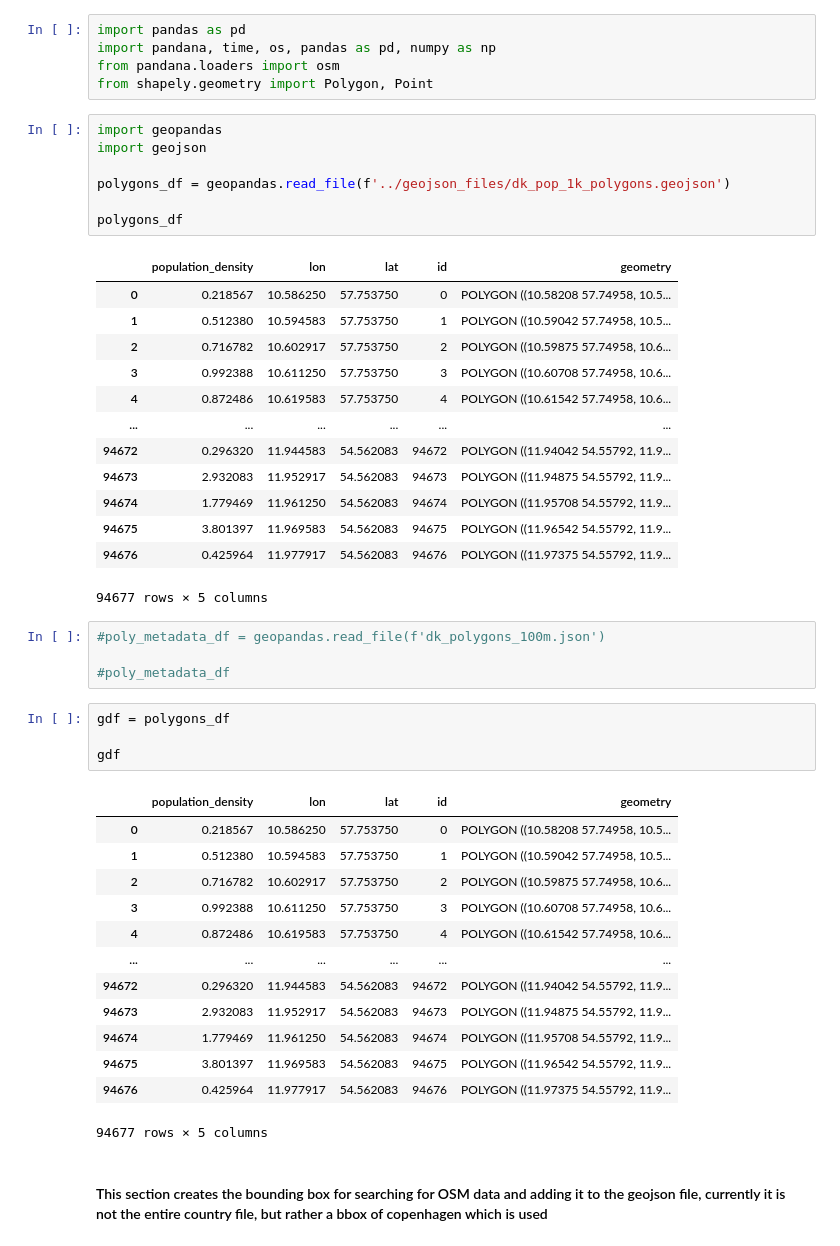
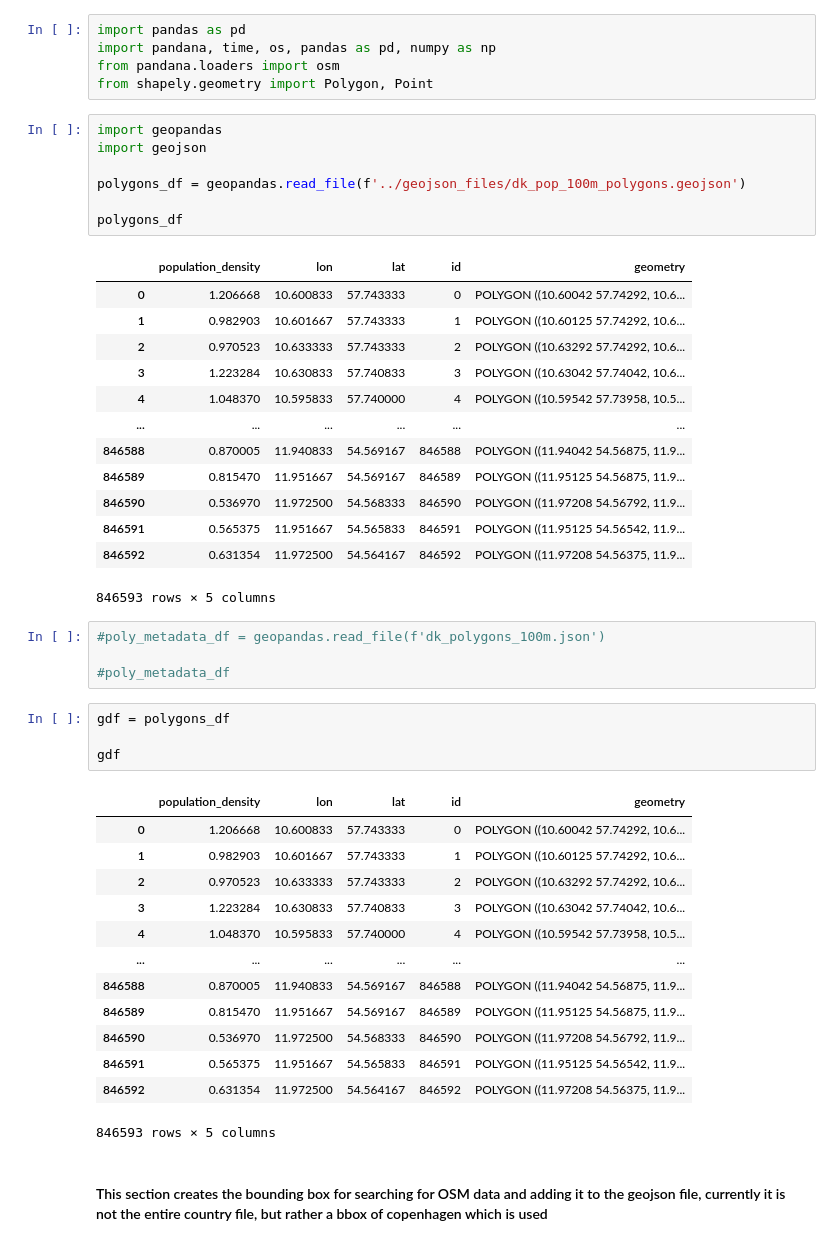
Before and after one commit to JacobKjaerulffFurberg/15MinutesCitiesVisualization, a Jupyter notebook: notebooks/GetAccessibilityDataAndJoinWithGrid.ipynb, the cells around one changed output. Cells and saved outputs as stored; diff of their text form.

```diff
--- a/notebooks/GetAccessibilityDataAndJoinWithGrid.ipynb
+++ b/notebooks/GetAccessibilityDataAndJoinWithGrid.ipynb
@@ -6,24 +6,24 @@ from shapely.geometry import Polygon, Point
 # %%
 import geopandas
 import geojson
 
-polygons_df = geopandas.read_file(f'../geojson_files/dk_pop_1k_polygons.geojson')
+polygons_df = geopandas.read_file(f'../geojson_files/dk_pop_100m_polygons.geojson')
 
 polygons_df
 # %% [output]
 |  | population_density | lon | lat | id | geometry |
-| 0 | 0.218567 | 10.586250 | 57.753750 | 0 | POLYGON ((10.58208 57.74958, 10.5... |
-| 1 | 0.512380 | 10.594583 | 57.753750 | 1 | POLYGON ((10.59042 57.74958, 10.5... |
-| 2 | 0.716782 | 10.602917 | 57.753750 | 2 | POLYGON ((10.59875 57.74958, 10.6... |
-| 3 | 0.992388 | 10.611250 | 57.753750 | 3 | POLYGON ((10.60708 57.74958, 10.6... |
-| 4 | 0.872486 | 10.619583 | 57.753750 | 4 | POLYGON ((10.61542 57.74958, 10.6... |
+| 0 | 1.206668 | 10.600833 | 57.743333 | 0 | POLYGON ((10.60042 57.74292, 10.6... |
+| 1 | 0.982903 | 10.601667 | 57.743333 | 1 | POLYGON ((10.60125 57.74292, 10.6... |
+| 2 | 0.970523 | 10.633333 | 57.743333 | 2 | POLYGON ((10.63292 57.74292, 10.6... |
+| 3 | 1.223284 | 10.630833 | 57.740833 | 3 | POLYGON ((10.63042 57.74042, 10.6... |
+| 4 | 1.048370 | 10.595833 | 57.740000 | 4 | POLYGON ((10.59542 57.73958, 10.5... |
 | ... | ... | ... | ... | ... | ... |
-| 94672 | 0.296320 | 11.944583 | 54.562083 | 94672 | POLYGON ((11.94042 54.55792, 11.9... |
-| 94673 | 2.932083 | 11.952917 | 54.562083 | 94673 | POLYGON ((11.94875 54.55792, 11.9... |
-| 94674 | 1.779469 | 11.961250 | 54.562083 | 94674 | POLYGON ((11.95708 54.55792, 11.9... |
-| 94675 | 3.801397 | 11.969583 | 54.562083 | 94675 | POLYGON ((11.96542 54.55792, 11.9... |
-| 94676 | 0.425964 | 11.977917 | 54.562083 | 94676 | POLYGON ((11.97375 54.55792, 11.9... |
+| 846588 | 0.870005 | 11.940833 | 54.569167 | 846588 | POLYGON ((11.94042 54.56875, 11.9... |
+| 846589 | 0.815470 | 11.951667 | 54.569167 | 846589 | POLYGON ((11.95125 54.56875, 11.9... |
+| 846590 | 0.536970 | 11.972500 | 54.568333 | 846590 | POLYGON ((11.97208 54.56792, 11.9... |
+| 846591 | 0.565375 | 11.951667 | 54.565833 | 846591 | POLYGON ((11.95125 54.56542, 11.9... |
+| 846592 | 0.631354 | 11.972500 | 54.564167 | 846592 | POLYGON ((11.97208 54.56375, 11.9... |
-94677 rows × 5 columns
+846593 rows × 5 columns
 # %%
 #poly_metadata_df = geopandas.read_file(f'dk_polygons_100m.json')
 
@@ -34,18 +34,18 @@ gdf = polygons_df
 gdf
 # %% [output]
 |  | population_density | lon | lat | id | geometry |
-| 0 | 0.218567 | 10.586250 | 57.753750 | 0 | POLYGON ((10.58208 57.74958, 10.5... |
-| 1 | 0.512380 | 10.594583 | 57.753750 | 1 | POLYGON ((10.59042 57.74958, 10.5... |
-| 2 | 0.716782 | 10.602917 | 57.753750 | 2 | POLYGON ((10.59875 57.74958, 10.6... |
-| 3 | 0.992388 | 10.611250 | 57.753750 | 3 | POLYGON ((10.60708 57.74958, 10.6... |
-| 4 | 0.872486 | 10.619583 | 57.753750 | 4 | POLYGON ((10.61542 57.74958, 10.6... |
+| 0 | 1.206668 | 10.600833 | 57.743333 | 0 | POLYGON ((10.60042 57.74292, 10.6... |
+| 1 | 0.982903 | 10.601667 | 57.743333 | 1 | POLYGON ((10.60125 57.74292, 10.6... |
+| 2 | 0.970523 | 10.633333 | 57.743333 | 2 | POLYGON ((10.63292 57.74292, 10.6... |
+| 3 | 1.223284 | 10.630833 | 57.740833 | 3 | POLYGON ((10.63042 57.74042, 10.6... |
+| 4 | 1.048370 | 10.595833 | 57.740000 | 4 | POLYGON ((10.59542 57.73958, 10.5... |
 | ... | ... | ... | ... | ... | ... |
-| 94672 | 0.296320 | 11.944583 | 54.562083 | 94672 | POLYGON ((11.94042 54.55792, 11.9... |
-| 94673 | 2.932083 | 11.952917 | 54.562083 | 94673 | POLYGON ((11.94875 54.55792, 11.9... |
-| 94674 | 1.779469 | 11.961250 | 54.562083 | 94674 | POLYGON ((11.95708 54.55792, 11.9... |
-| 94675 | 3.801397 | 11.969583 | 54.562083 | 94675 | POLYGON ((11.96542 54.55792, 11.9... |
-| 94676 | 0.425964 | 11.977917 | 54.562083 | 94676 | POLYGON ((11.97375 54.55792, 11.9... |
+| 846588 | 0.870005 | 11.940833 | 54.569167 | 846588 | POLYGON ((11.94042 54.56875, 11.9... |
+| 846589 | 0.815470 | 11.951667 | 54.569167 | 846589 | POLYGON ((11.95125 54.56875, 11.9... |
+| 846590 | 0.536970 | 11.972500 | 54.568333 | 846590 | POLYGON ((11.97208 54.56792, 11.9... |
+| 846591 | 0.565375 | 11.951667 | 54.565833 | 846591 | POLYGON ((11.95125 54.56542, 11.9... |
+| 846592 | 0.631354 | 11.972500 | 54.564167 | 846592 | POLYGON ((11.97208 54.56375, 11.9... |
-94677 rows × 5 columns
+846593 rows × 5 columns
 # %% [markdown]
 #### This section creates the bounding box for searching for OSM data and adding it to the geojson file, currently it is not the entire country file, but rather a bbox of copenhagen which is used
 # %%
```
Also changed, not shown: parts of 32 cells of this notebook, 6 other files.
